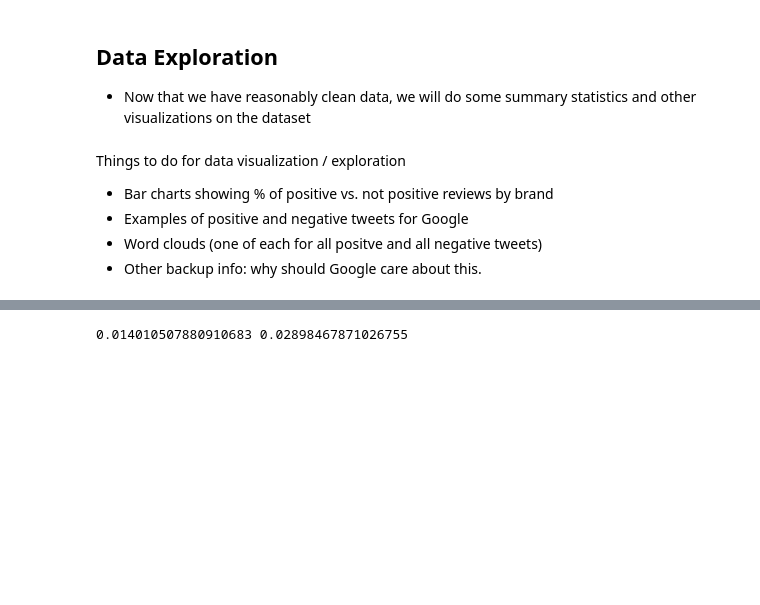
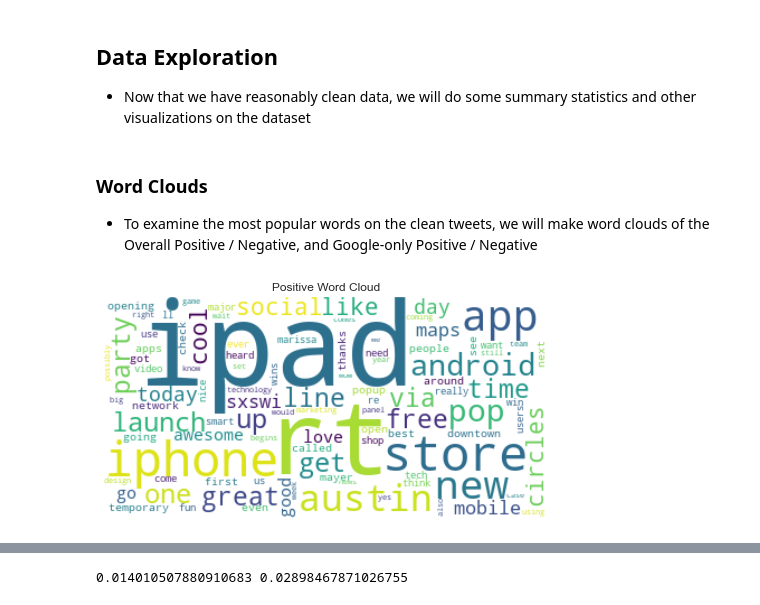
Before and after one commit to marvelje/Twitter-Emotions-Project, a Jupyter notebook: Notebooks/Jeff/jeff_notebook.ipynb, the cells around one changed output, grey strips where cells are left out. Saved outputs shown, nothing was run; the diff lists cells and outputs as text; code cells hidden in the pictures; blank space fills up the shorter version.

```diff
--- a/Notebooks/Jeff/jeff_notebook.ipynb
+++ b/Notebooks/Jeff/jeff_notebook.ipynb
@@ -374,12 +379,10 @@ df_clean['sentiment'] = df_clean['emotion'].map(target_map)
 ## Data Exploration
 
 - Now that we have reasonably clean data, we will do some summary statistics and other visualizations on the dataset
-# %% [markdown]
-Things to do for data visualization / exploration
-- Bar charts showing % of positive vs. not positive reviews by brand
-- Examples of positive and negative tweets for Google
-- Word clouds (one of each for all positve and all negative tweets)
-- Other backup info: why should Google care about this.
+# %% [markdown]
+### Word Clouds
+
+- To examine the most popular words on the clean tweets, we will make word clouds of the Overall Positive / Negative, and Google-only Positive / Negative
 # %%
 # Tokenize the tweets to build the word clouds
 
@@ -401,0 +400,31 @@ google_neg = df_clean[(df_clean['sentiment'] == 0) & (df_clean['brand'] == 'Goog
+# %%
+# Create dataframes for each brand
+
+apple_df = df_clean[df_clean['brand'] == 'Apple']
+google_df = df_clean[df_clean['brand'] == 'Google']
+both_df = df_clean[df_clean['brand'] == 'Both']
+other_df = df_clean[df_clean['brand'] == 'Unknown']
+
+# Create Positive / Negative dataframes for overall data
+positive_df = df_clean[df_clean['sentiment'] == 1]
+negative_df = df_clean[df_clean['sentiment'] == 0]
+
+# Create Positive / Negative dataframes for Google
+google_pos = google_df[google_df['sentiment'] == 1]
+google_neg = google_df[google_df['sentiment'] == 0]
+# %%
+# Overall Positive word cloud (removing the words Apple and Google)
+
+pos_token_list = [word for word in positive_df['tokens'].sum() if word not in ['google', 'apple']]
+freq_dist_pos = FreqDist(pos_token_list)
+po_wc = WordCloud(background_color="white", max_words=100)
+po_wc.generate_from_frequencies(freq_dist_pos)
+
+plt.figure(figsize=(8,8))
+plt.imshow(po_wc, interpolation='bilinear')
+plt.axis("off")
+plt.margins(x=1, y=1)
+plt.title('Positive Word Cloud')
+plt.show()
+# %% [output]
+[figure, added]
```
Also changed, not shown: parts of 9 cells of this notebook, 2 other files.
